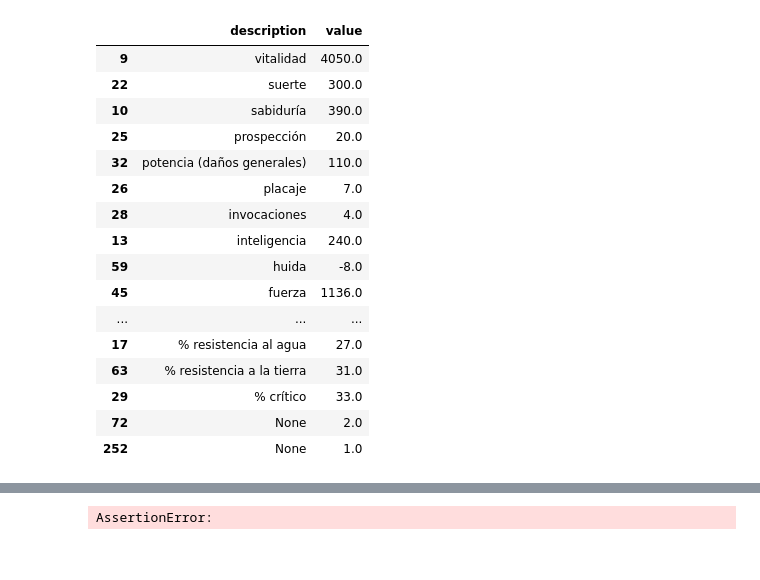
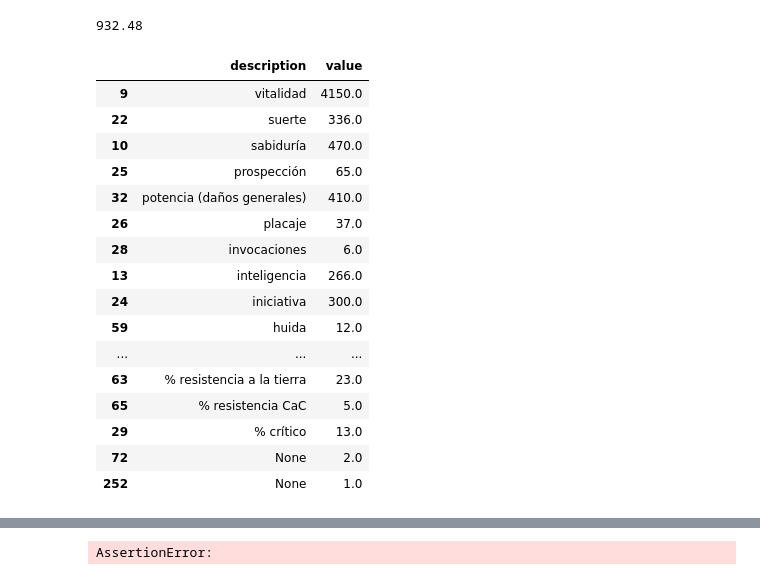
Before and after one commit to jdtibochab/dofus-set-optimizer, a Jupyter notebook: Optimize-Osa.ipynb, the cells around one changed output, grey strips where cells are left out. Saved outputs shown, nothing was run; the diff lists cells and outputs as text; code cells hidden in the pictures.

```diff
--- a/Optimize-Osa.ipynb
+++ b/Optimize-Osa.ipynb
@@ -39,6 +39,7 @@ config = {
                     "items": [
                         22206, # Alianza de corrupcion
                         22205, # Anillo de corrupcion
+                        31763, # Ferhoz
                               ]
                 },
                 "preferences": {
@@ -60,7 +61,7 @@ config = {
                             "strength": 0.5,  # Penalty for not meeting the target
                         },
                         28 : {
-                            "target": 4, # Summons
+                            "target": 6, # Summons
                             "strength": 0.75,  # Penalty for not meeting the target
                         },
                         34 : {
@@ -87,13 +88,13 @@ config = {
                     "upper": {}
                 },
                 "elements" : [
-                    # 36, # Agility,
+                    36, # Agility,
                     # 22, # Chance
                     # 13, # Intelligence
                     45  # Strength
                 ],
                 "level_offset": 10,  # Level offset for items
-                "objective": "elements"  # Objective to optimize, can be "weapon" or "elements"
+                "objective": "weapon"  # Objective to optimize, can be "weapon" or "elements"
             },
             "character": {
                 "level": 200,
@@ -104,7 +105,7 @@ config = {
                     # 8:1
                     },  # Exo MP
                 "distributed_points": {
-                    45: 995,  # Strength
+                    # 45: 995,  # Strength
                 }
             },
         }
@@ -144,2 +158,2 @@ Total combinations: 10^30.67
 # %%
-opt.optimize()
+solutions = opt.optimize(islands = 10, max_workers = 4)
@@ -157,0 +160,26 @@ Was the solution penalized? False
+# %%
+for idx, solution in enumerate(sorted(solutions, key=lambda x: x.fitness, reverse=True)):
+    if solution.penalized:
+        continue
+    print(f"Solution {idx}:")
+    print("\tFitness:", solution.get_fitness())
+    print("\tWeapon damage:", solution.get_final_weapon_damage())
+    print("\tElemental damage:", solution.get_final_elemental_damage())
+    # print("\tIs the solution viable?", solution.viable)
+    # print("\tWas the solution penalized?", solution.penalized)
+
+    print("\tPreferences:")
+    df = solution.totals_summary(effect_descriptions)
+    for bound, preference in solution.preferences.items():
+        for element, details in preference.items():
+            row = df.loc[element]
+            print(f"\t\t{row['description']} : {row['value']}")
+    print("\tCharacteristics:")
+    for element in elements:
+        print(f"\t\t{df.loc[element]['description']}: {df.loc[element]['value']}")
+
+    print("\tItems:")
+    print("\t\tType\tDescription\tLevel")
+    for item,row in solution.set_summary().sort_values("type").iterrows():
+        # Prettify the output
+        print(f"\t\t{row['type']}\t{row['description']}\t{row['level']}")
@@ -158,21 +204,25 @@ Was the solution penalized? False
+# %%
+solutions[0].get_final_weapon_damage()
+# %% [output]
+932.48
 # %%
-opt.solution.totals_summary(effect_descriptions).sort_values("description",ascending=False)
+solution.totals_summary(effect_descriptions).sort_values("description",ascending=False)
 # %% [output]
 |  | description | value |
-| 9 | vitalidad | 4050.0 |
-| 22 | suerte | 300.0 |
-| 10 | sabiduría | 390.0 |
-| 25 | prospección | 20.0 |
-| 32 | potencia (daños generales) | 110.0 |
-| 26 | placaje | 7.0 |
-| 28 | invocaciones | 4.0 |
-| 13 | inteligencia | 240.0 |
-| 59 | huida | -8.0 |
-| 45 | fuerza | 1136.0 |
+| 9 | vitalidad | 4150.0 |
+| 22 | suerte | 336.0 |
+| 10 | sabiduría | 470.0 |
+| 25 | prospección | 65.0 |
+| 32 | potencia (daños generales) | 410.0 |
+| 26 | placaje | 37.0 |
+| 28 | invocaciones | 6.0 |
+| 13 | inteligencia | 266.0 |
+| 24 | iniciativa | 300.0 |
+| 59 | huida | 12.0 |
 | ... | ... | ... |
-| 17 | % resistencia al agua | 27.0 |
-| 63 | % resistencia a la tierra | 31.0 |
-| 29 | % crítico | 33.0 |
+| 63 | % resistencia a la tierra | 23.0 |
+| 65 | % resistencia CaC | 5.0 |
+| 29 | % crítico | 13.0 |
 | 72 | None | 2.0 |
 | 252 | None | 1.0 |
 # %%
```
Also changed, not shown: parts of 8 cells of this notebook, 6 other files.
